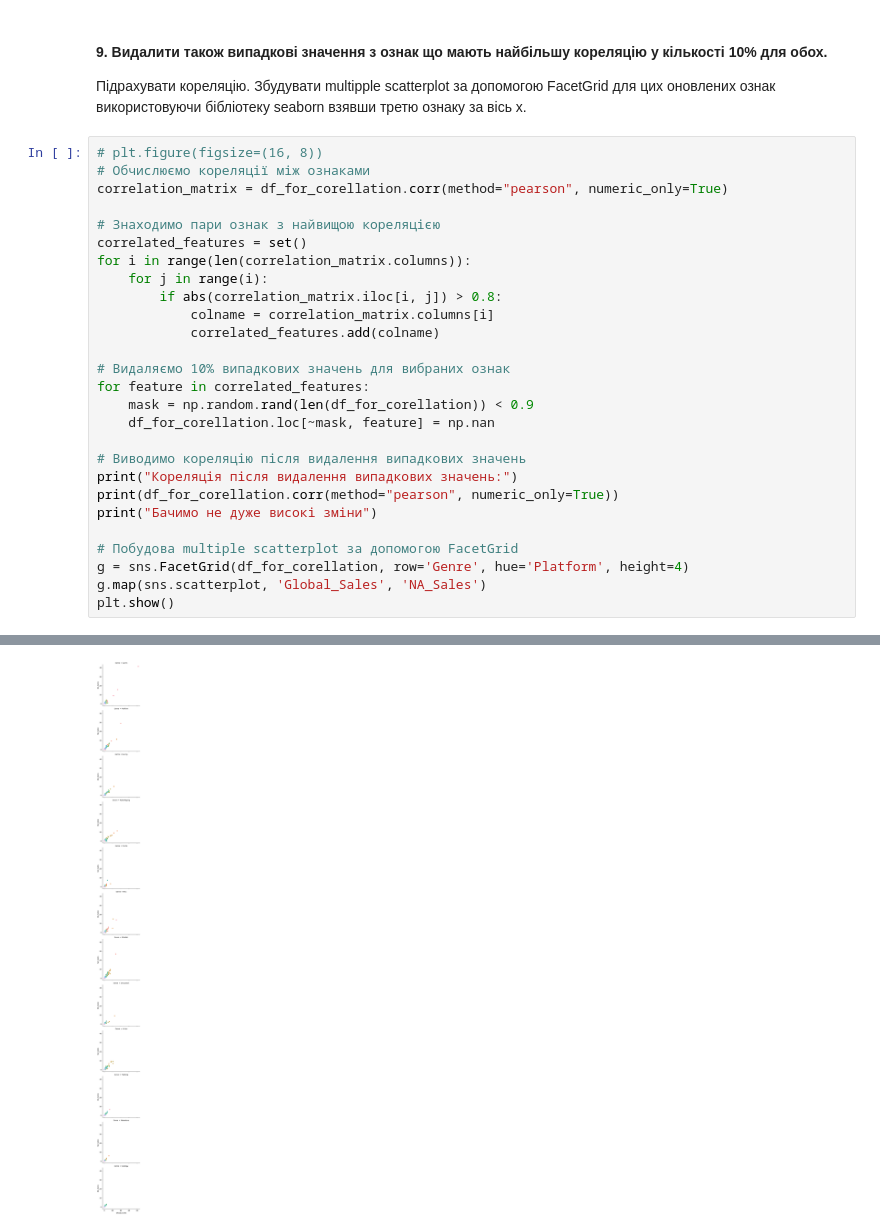
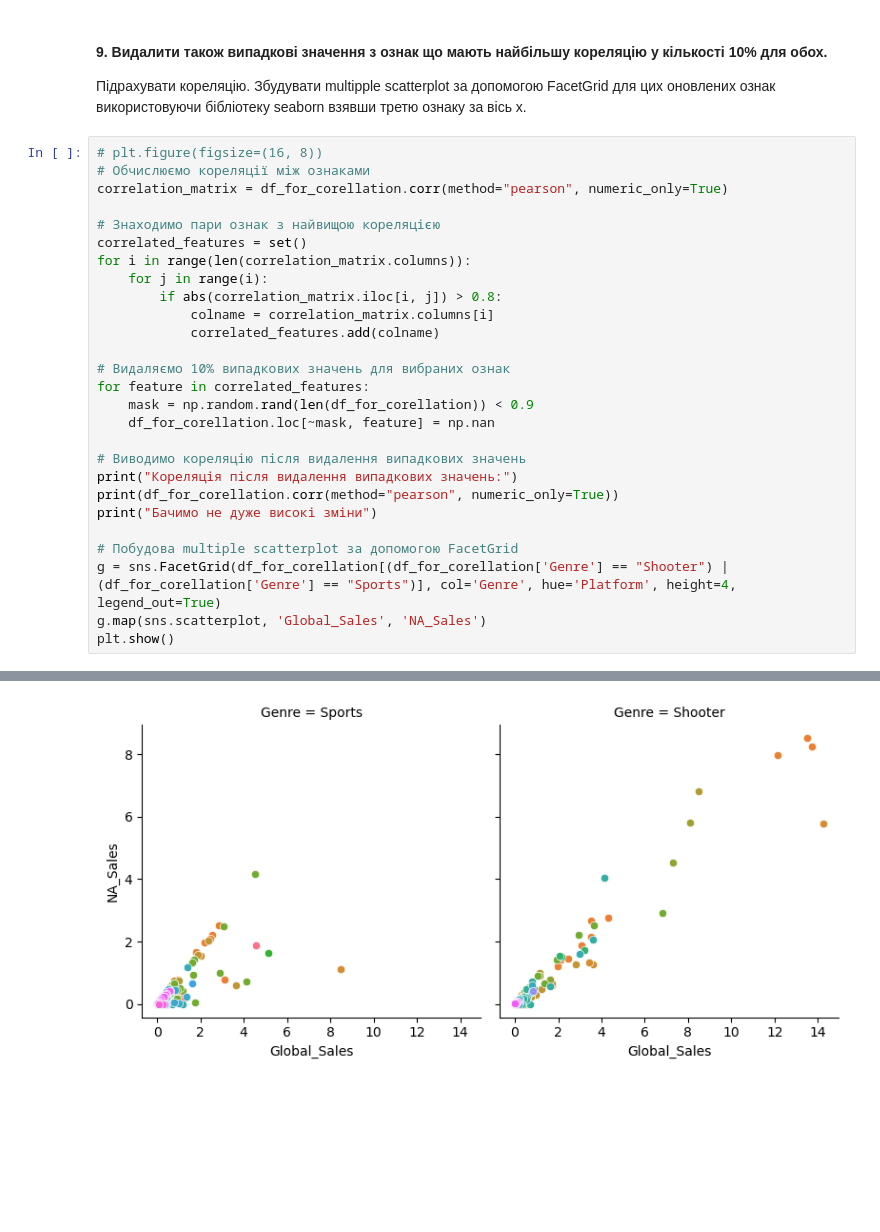
Before and after one commit to KlymentievMaksym/AD-labs, a Jupyter notebook: Coursework/Coursework.ipynb, the cells around one changed output, grey strips where cells are left out. Drawn from its saved outputs; the diff is of its cells as text; blank space fills up the shorter version.

```diff
--- a/Coursework/Coursework.ipynb
+++ b/Coursework/Coursework.ipynb
@@ -589,7 +632,7 @@ print(df_for_corellation.corr(method="pearson", numeric_only=True))
 print("Бачимо не дуже високі зміни")
 
 # Побудова multiple scatterplot за допомогою FacetGrid
-g = sns.FacetGrid(df_for_corellation, row='Genre', hue='Platform', height=4)
+g = sns.FacetGrid(df_for_corellation[(df_for_corellation['Genre'] == "Shooter") | (df_for_corellation['Genre'] == "Sports")], col='Genre', hue='Platform', height=4, legend_out=True)
 g.map(sns.scatterplot, 'Global_Sales', 'NA_Sales')
 plt.show()
 # %% [output]
@@ -611,6 +654,6 @@ Other_Sales       0.745134
 Global_Sales      1.000000
 Бачимо не дуже високі зміни
-[figure, old version]
+[figure, new version]
 # %% [markdown]
 ***
 ## Частина 3. Виконання та протоколювання додаткових завдань.  Використання реального датасета (до 100 балів)
```
Also changed, not shown: parts of 19 cells of this notebook.
